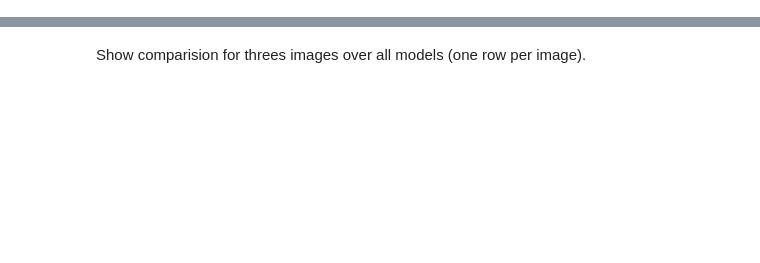
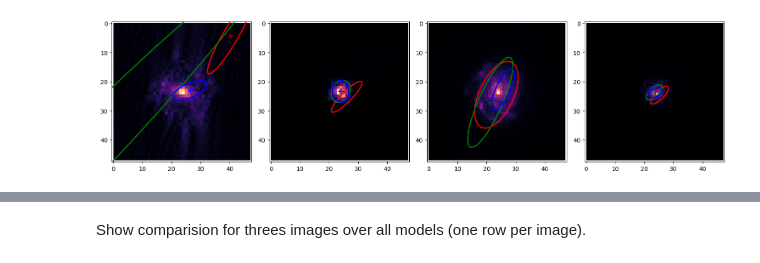
Before and after one commit to mbertagna/Galaxy-Deconv, a Jupyter notebook: final_report.ipynb, the cells around one changed output, grey strips where cells are left out. Drawn from its saved outputs; the diff is of its cells as text; code cells hidden in the pictures; blank space fills up the shorter version.

```diff
--- a/final_report.ipynb
+++ b/final_report.ipynb
@@ -60,0 +222,9 @@ Show batch of output from model with ground truth.
+# %%
+peak_positions=[0.25, 0.3, 0.35]
+
+params_sets_gt, _ = zip(*[ellipse_params_batched(transform_tensor_batched(gt_batch), peak_pos=pp) for pp in peak_positions])
+
+plot_batch_with_ellipses(gt_batch, list(params_sets_gt))
+plt.show()
+# %% [output]
+[figure, added]
```
Also changed, not shown: parts of 51 cells of this notebook.
